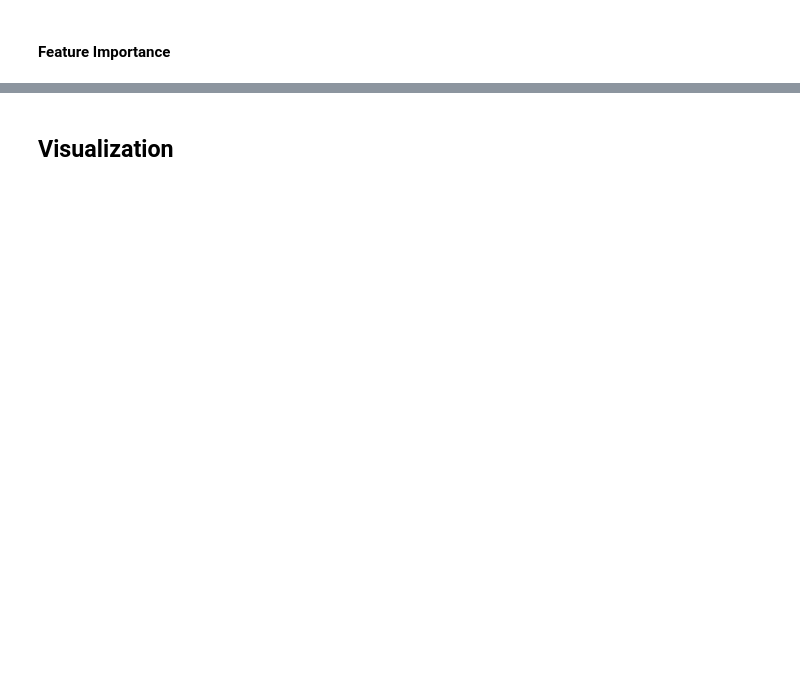
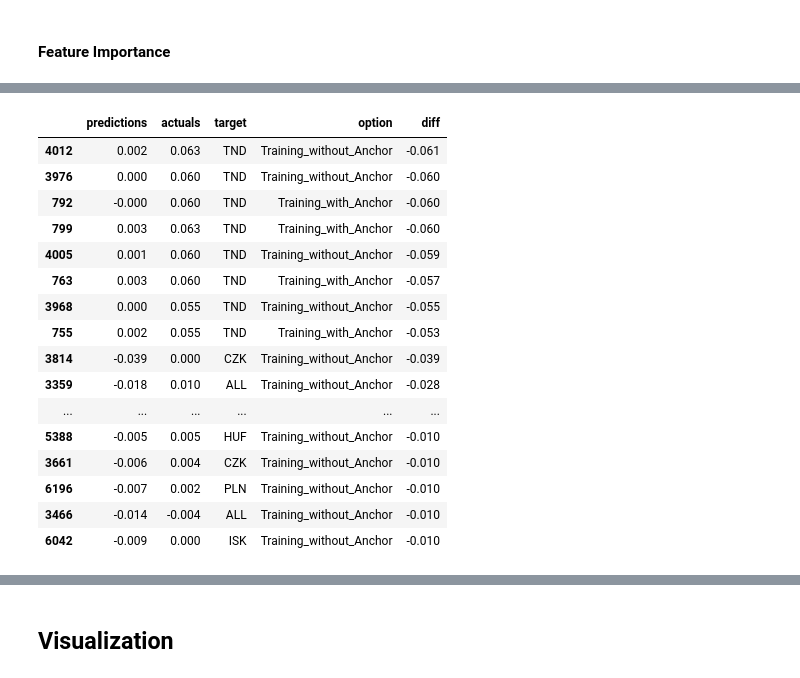
Before and after one commit to joehiggi/siads-696, a Jupyter notebook: src/siads_696_1.ipynb, the cells around one changed output, grey strips where cells are left out. Cells and saved outputs as stored; diff of their text form; code cells hidden in the pictures; blank space fills up the shorter version.

```diff
--- a/src/siads_696_1.ipynb
+++ b/src/siads_696_1.ipynb
@@ -1381,0 +1379,82 @@ df_summary.head()
+# %%
+# Importing data
+neighbor_groups, df_anchor_neighor, df_log_return_pca = load_data()
+
+# Compiling scores
+final = []
+
+# Running LR for each anchor neighbor pair
+for option in ["Training_with_Anchor", "Training_without_Anchor"]:
+
+    for i, j in zip(df_anchor_neighor["anchor"], df_anchor_neighor["neighbor"]):
+
+        # Initializing dictionary to hold scores
+        scores = pd.DataFrame()
+
+        # Preparing data for train test split
+        df_1 = df_log_return_pca[[i, j]]
+        df_1 = df_1.drop(columns=[i])
+        df_1 = create_lag(j, df_1)
+
+        # Time-based train-test split
+        df_1["target"] = df_1[j].shift(-1)
+        df_1.dropna(inplace=True)
+
+        # Define features (X) and target (y)
+        if option == "Training_without_Anchor":
+            features = [col for col in df_1.columns]
+            i = None
+        else:
+            features = [
+                col
+                for col in df_1.columns
+                if col == j or col.startswith("MA_") or col.startswith("return_lag_")
+            ]
+
+        X = df_1[features]
+        y = df_1["target"]
+
+        # Splitting data into train and test sets
+        X_train, X_test, y_train, y_test = train_test_split(
+            X, y, test_size=0.2, random_state=42
+        )
+        clf_lr = LinearRegression().fit(X, y)
+        y_preds = clf_lr.predict(X_test)
+
+        # Assigning scores
+        scores["predictions"] = y_preds
+        scores["actuals"] = y_test
+        scores["target"] = j
+        scores["option"] = option
+
+        # print(scores)
+        final.append(scores)
+
+        # Failure Analysis - Example 2
+        # print(j)
+        # ValidationCurveDisplay.from_estimator(
+        #     LinearRegression(), X, y, param_name="n_jobs", param_range=[-1, 0, 5, 10]
+        # )
+
+pd.set_option("display.float_format", lambda x: "%.3f" % x)
+df_final = pd.concat(final, ignore_index=True)
+df_final["diff"] = df_final["predictions"] - df_final["actuals"]
+df_final.sort_values(by=["diff"], ascending=True).head(50)
+# %% [output]
+|  | predictions | actuals | target | option | diff |
+| 4012 | 0.002 | 0.063 | TND | Training_without_Anchor | -0.061 |
+| 3976 | 0.000 | 0.060 | TND | Training_without_Anchor | -0.060 |
+| 792 | -0.000 | 0.060 | TND | Training_with_Anchor | -0.060 |
+| 799 | 0.003 | 0.063 | TND | Training_with_Anchor | -0.060 |
+| 4005 | 0.001 | 0.060 | TND | Training_without_Anchor | -0.059 |
+| 763 | 0.003 | 0.060 | TND | Training_with_Anchor | -0.057 |
+| 3968 | 0.000 | 0.055 | TND | Training_without_Anchor | -0.055 |
+| 755 | 0.002 | 0.055 | TND | Training_with_Anchor | -0.053 |
+| 3814 | -0.039 | 0.000 | CZK | Training_without_Anchor | -0.039 |
+| 3359 | -0.018 | 0.010 | ALL | Training_without_Anchor | -0.028 |
+| ... | ... | ... | ... | ... | ... |
+| 5388 | -0.005 | 0.005 | HUF | Training_without_Anchor | -0.010 |
+| 3661 | -0.006 | 0.004 | CZK | Training_without_Anchor | -0.010 |
+| 6196 | -0.007 | 0.002 | PLN | Training_without_Anchor | -0.010 |
+| 3466 | -0.014 | -0.004 | ALL | Training_without_Anchor | -0.010 |
+| 6042 | -0.009 | 0.000 | ISK | Training_without_Anchor | -0.010 |
```
Also changed, not shown: parts of 22 cells of this notebook.
